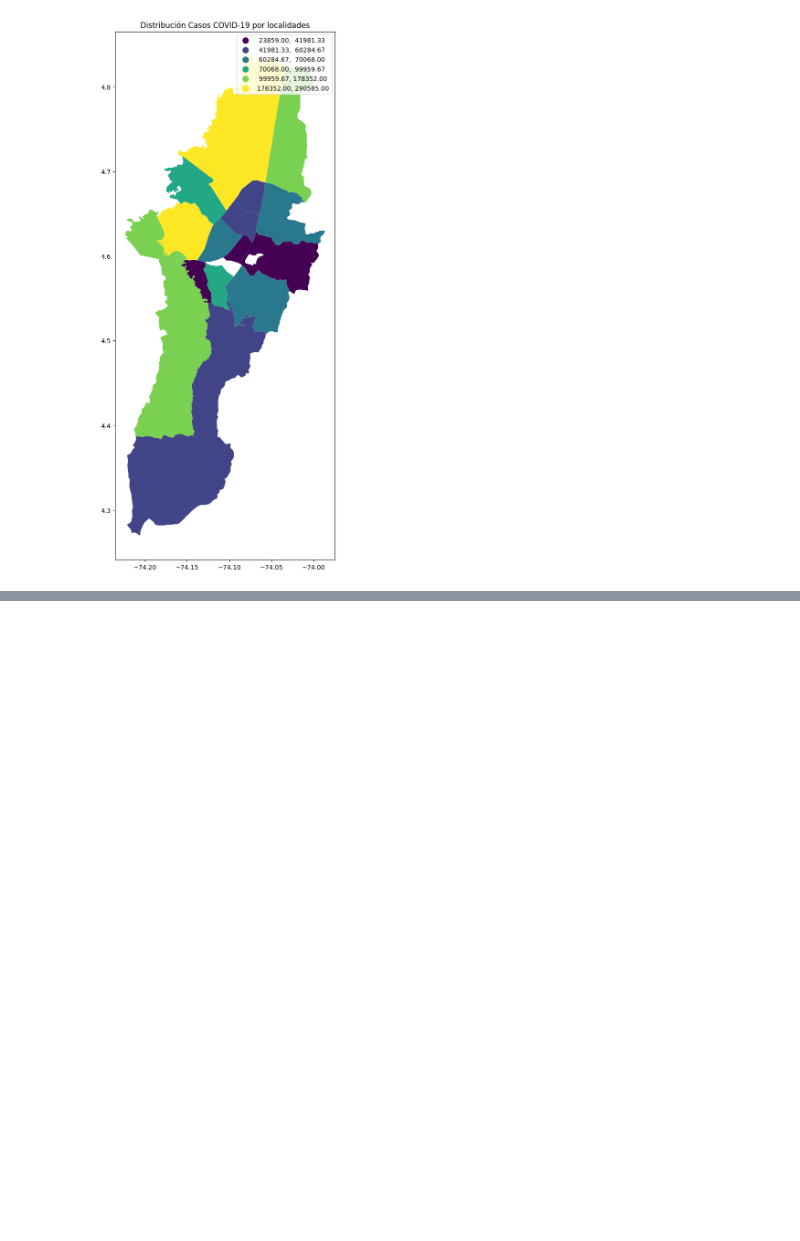
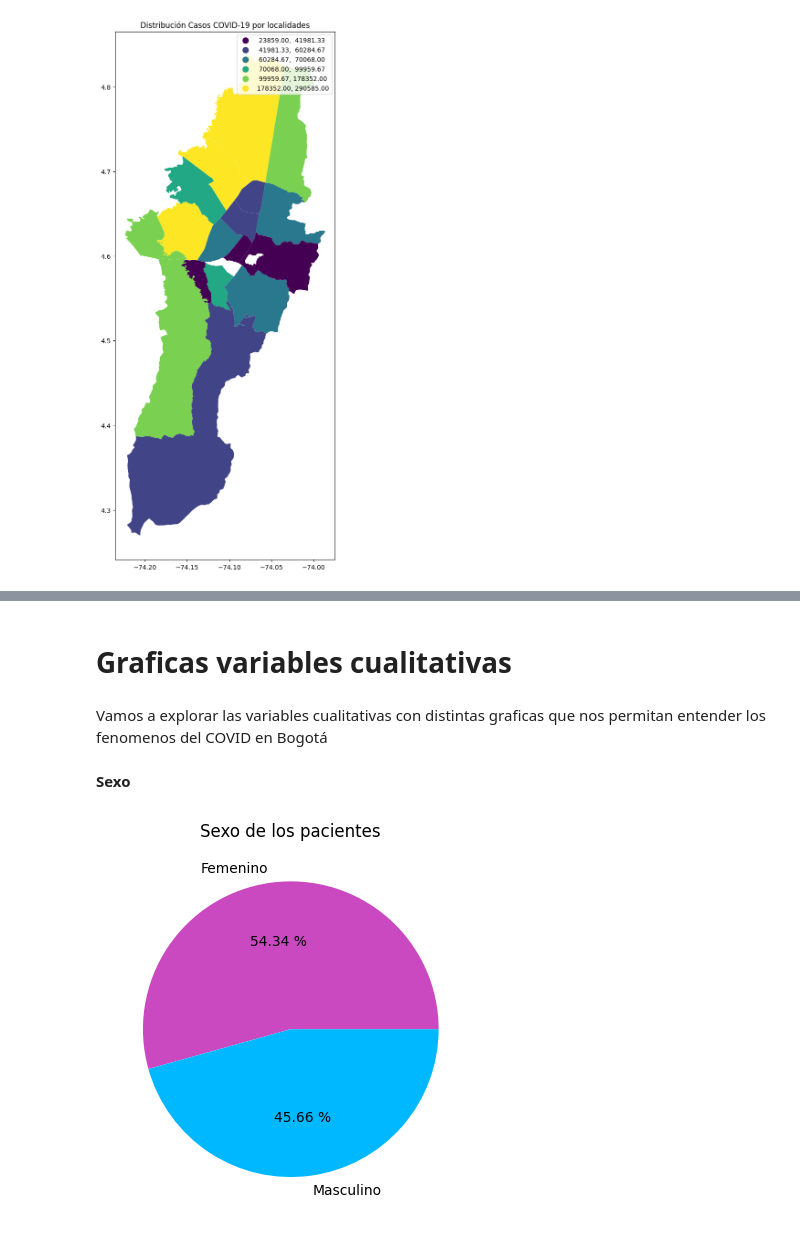
Before and after one commit to ccortesra/EDA-Bogota-COVID, a Jupyter notebook: EDA_Project.ipynb, the cells around one changed output, grey strips where cells are left out. Cells and saved outputs as stored; diff of their text form; code cells hidden in the pictures; blank space fills up the shorter version.

```diff
--- a/EDA_Project.ipynb
+++ b/EDA_Project.ipynb
@@ -300,0 +360,17 @@ ax
+# %% [markdown]
+# Graficas variables cualitativas
+# %% [markdown]
+Vamos a explorar las variables cualitativas con distintas graficas que nos permitan entender los fenomenos del COVID en Bogotá
+# %% [markdown]
+**Sexo**
+# %%
+left = df[df['SEXO'] == 'F'].count()[0]
+right = df[df['SEXO'] == 'M'].count()[0]
+
+labels = ['Femenino', 'Masculino']
+colors = ['#ca48c0','#00b8ff']
+plt.pie([left,right], labels = labels, colors=colors, autopct='%.2f %%')
+plt.title('Sexo de los pacientes')
+plt.show()
+# %% [output]
+[figure, added]
```
Also changed, not shown: parts of 15 cells of this notebook.
